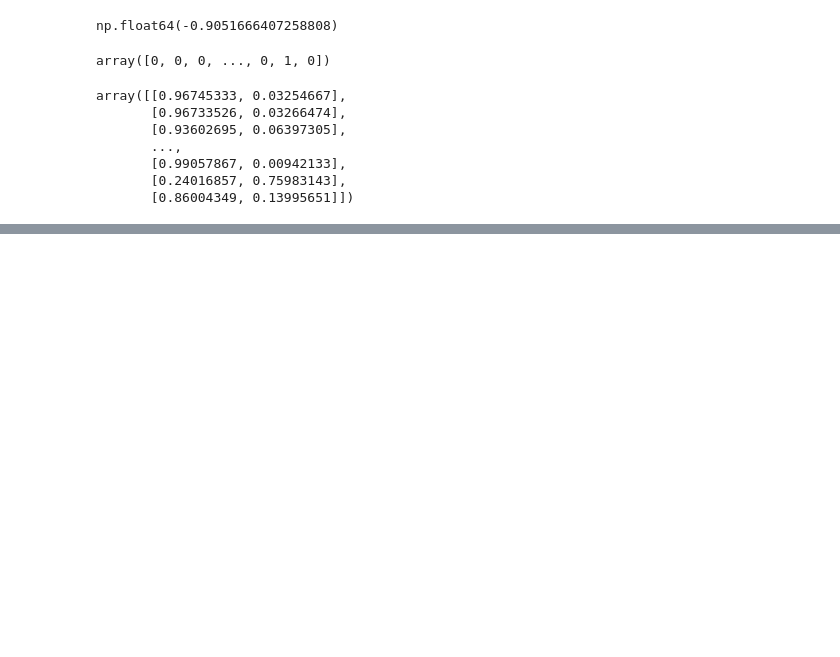
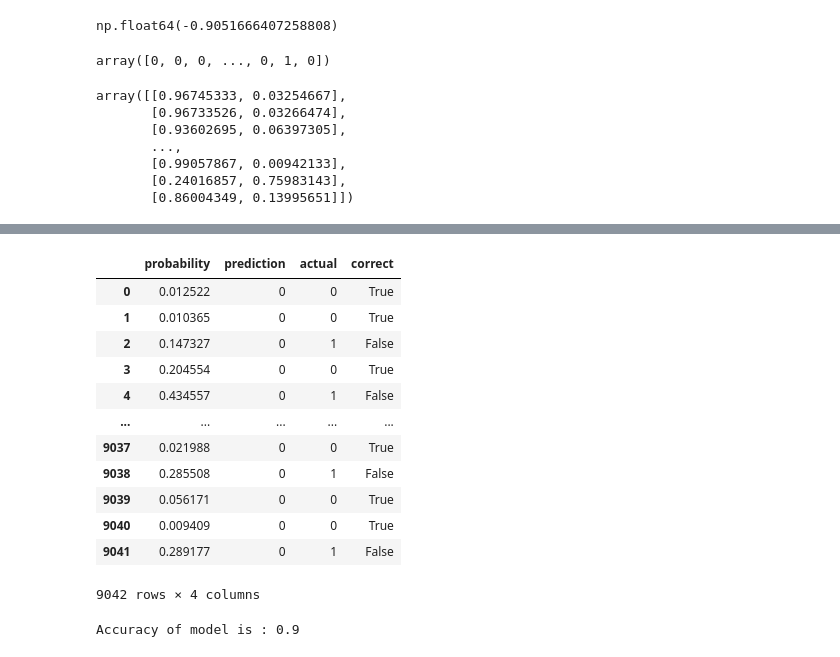
Before and after one commit to Davidmide02/mlzoomcamp_2024_assignments, a Jupyter notebook: classification_03/classification_03.ipynb, the cells around one changed output, grey strips where cells are left out. Cells and saved outputs as stored; diff of their text form; code cells hidden in the pictures; blank space fills up the shorter version.

```diff
--- a/classification_03/classification_03.ipynb
+++ b/classification_03/classification_03.ipynb
@@ -579,0 +604,6 @@ array([[0.96745333, 0.03254667],
+# %%
+df_pred = pd.DataFrame()
+df_pred['probability'] = y_pred
+df_pred['prediction'] = churn_decision.astype(int)
+df_pred['actual'] = y_val.values
+df_pred
@@ -579,0 +624,25 @@ array([[0.96745333, 0.03254667],
+# %%
+df_pred['correct'] = df_pred.prediction == df_pred.actual
+df_pred
+# %% [output]
+|  | probability | prediction | actual | correct |
+| 0 | 0.012522 | 0 | 0 | True |
+| 1 | 0.010365 | 0 | 0 | True |
+| 2 | 0.147327 | 0 | 1 | False |
+| 3 | 0.204554 | 0 | 0 | True |
+| 4 | 0.434557 | 0 | 1 | False |
+| ... | ... | ... | ... | ... |
+| 9037 | 0.021988 | 0 | 0 | True |
+| 9038 | 0.285508 | 0 | 1 | False |
+| 9039 | 0.056171 | 0 | 0 | True |
+| 9040 | 0.009409 | 0 | 0 | True |
+| 9041 | 0.289177 | 0 | 1 | False |
+9042 rows × 4 columns
+# %%
+# Q4: ans
+from sklearn.metrics import accuracy_score
+y_pred = model.predict(X_val)
+accuracy = accuracy_score(y_val, y_pred)
+print("Accuracy of model is :", round(accuracy,2))
+# %% [output]
+Accuracy of model is : 0.9
```
Also changed, not shown: parts of 7 cells of this notebook.
